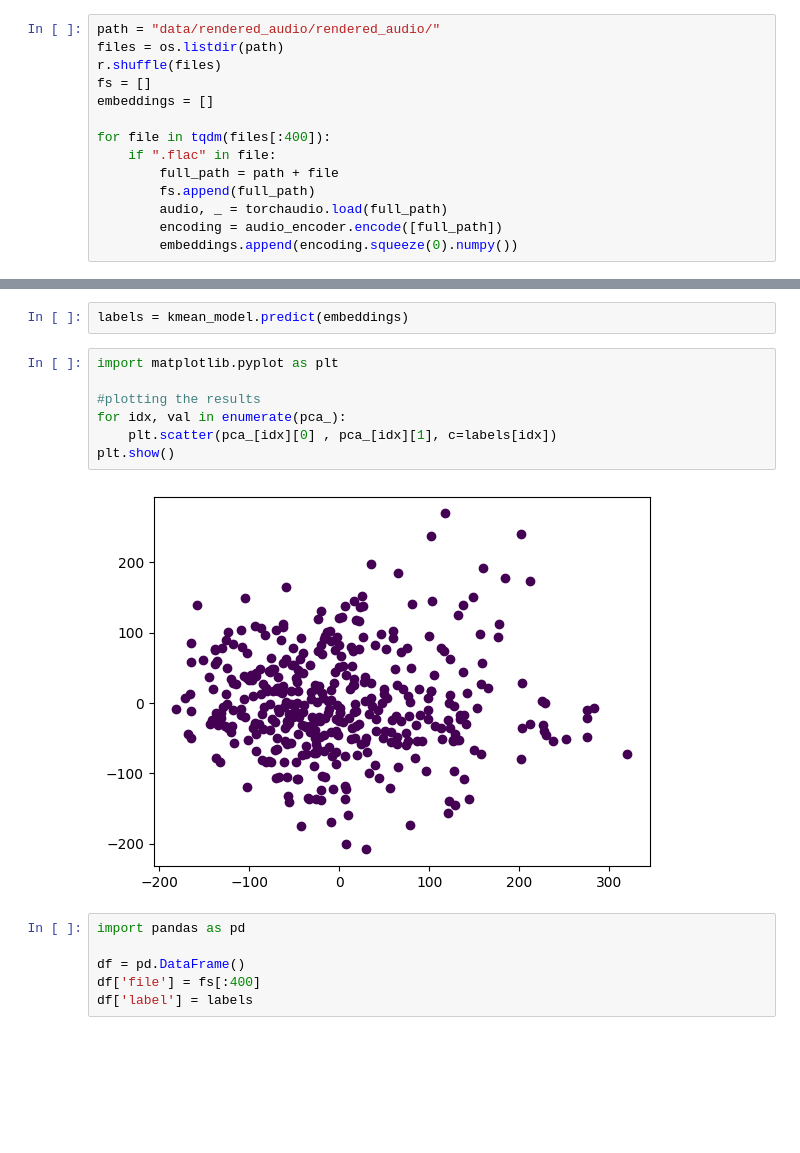
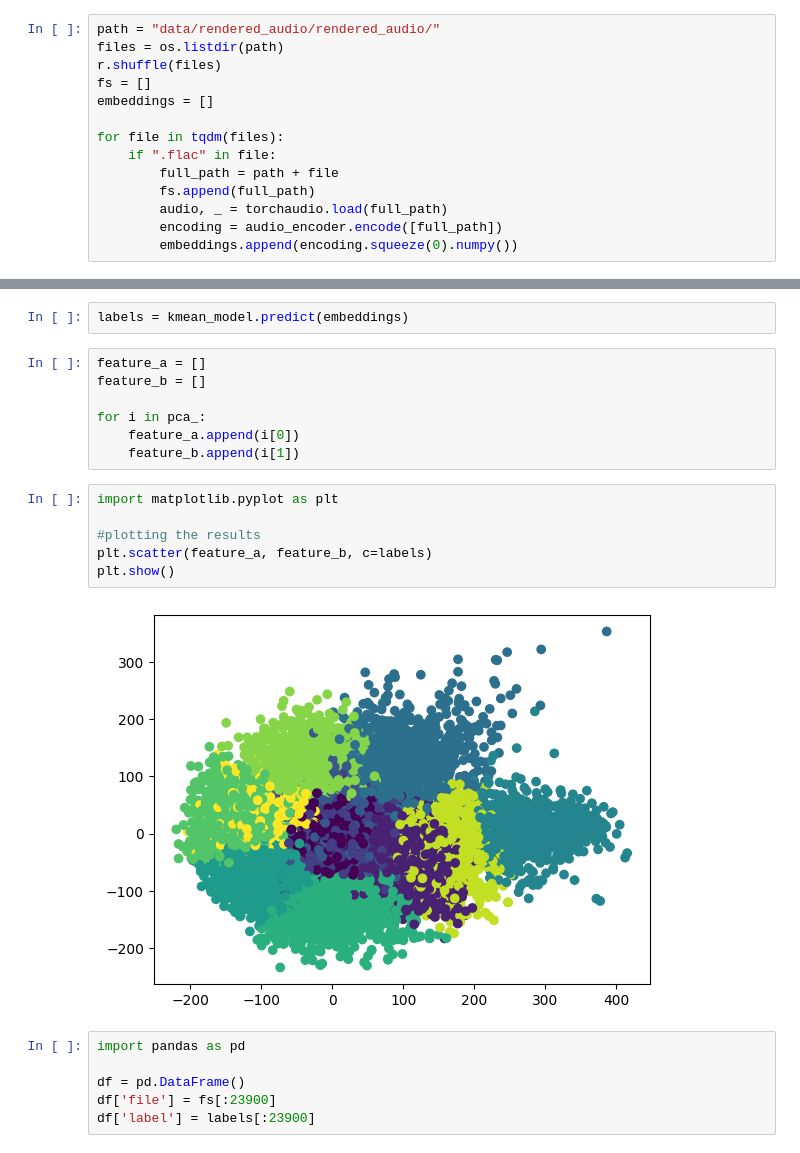
Before and after one commit to Hephyrius/timbre-tools-hack, a Jupyter notebook: Clustering_Audio.ipynb, the cells around one changed output, grey strips where cells are left out. Cells and saved outputs as stored; diff of their text form; blank space fills up the shorter version.

```diff
--- a/Clustering_Audio.ipynb
+++ b/Clustering_Audio.ipynb
@@ -23,7 +23,7 @@ r.shuffle(files)
 fs = []
 embeddings = []
 
-for file in tqdm(files[:400]):
+for file in tqdm(files):
     if ".flac" in file:
         full_path = path + file
         fs.append(full_path)
@@ -37,21 +39,27 @@ pca_ = pca.fit_transform(embeddings)
 kmean_model = KMeans(n_clusters=12).fit(embeddings)
 # %%
 labels = kmean_model.predict(embeddings)
+# %%
+feature_a = []
+feature_b = []
+
+for i in pca_:
+    feature_a.append(i[0])
+    feature_b.append(i[1])
 # %%
 import matplotlib.pyplot as plt
 
 #plotting the results
-for idx, val in enumerate(pca_):
-    plt.scatter(pca_[idx][0] , pca_[idx][1], c=labels[idx])
+plt.scatter(feature_a, feature_b, c=labels)
 plt.show()
 # %% [output]
-[figure, old version]
+[figure, new version]
 # %%
 import pandas as pd
 
 df = pd.DataFrame()
-df['file'] = fs[:400]
-df['label'] = labels
+df['file'] = fs[:23900]
+df['label'] = labels[:23900]
 # %%
 df
 # %% [output]
```
Also changed, not shown: parts of 2 cells of this notebook.
